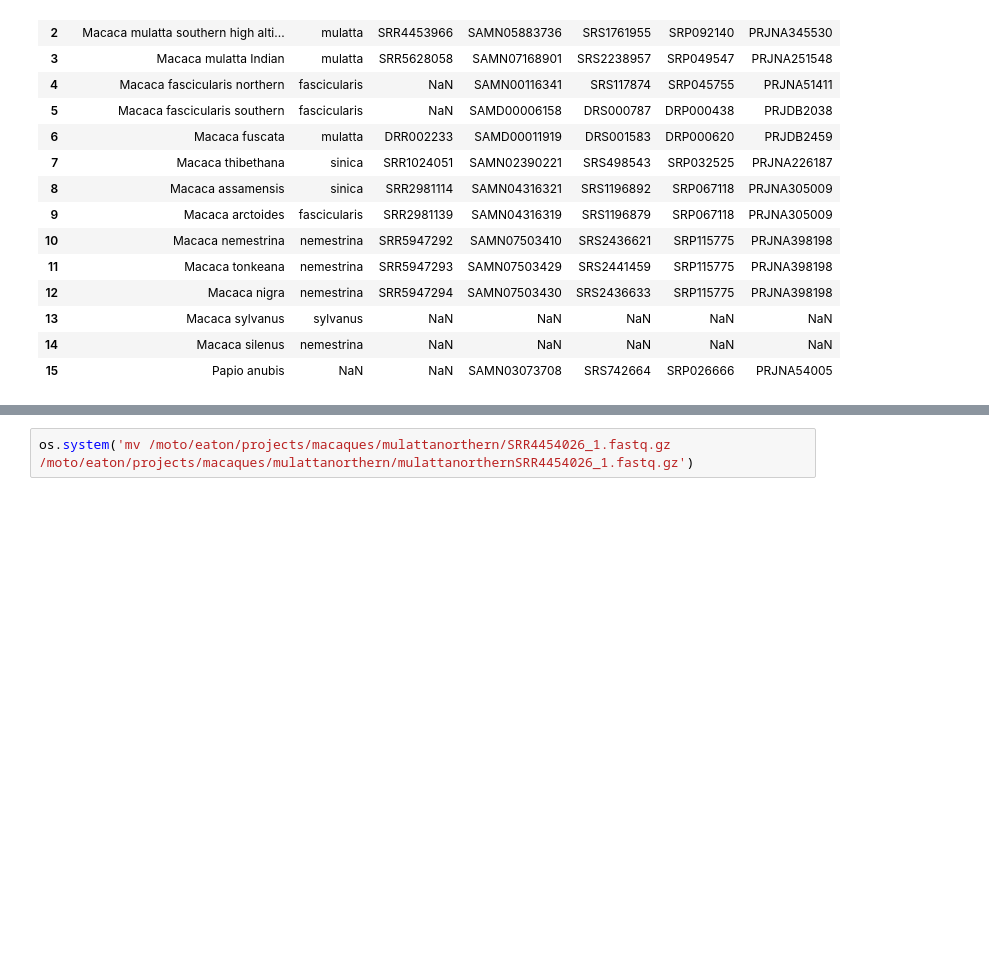
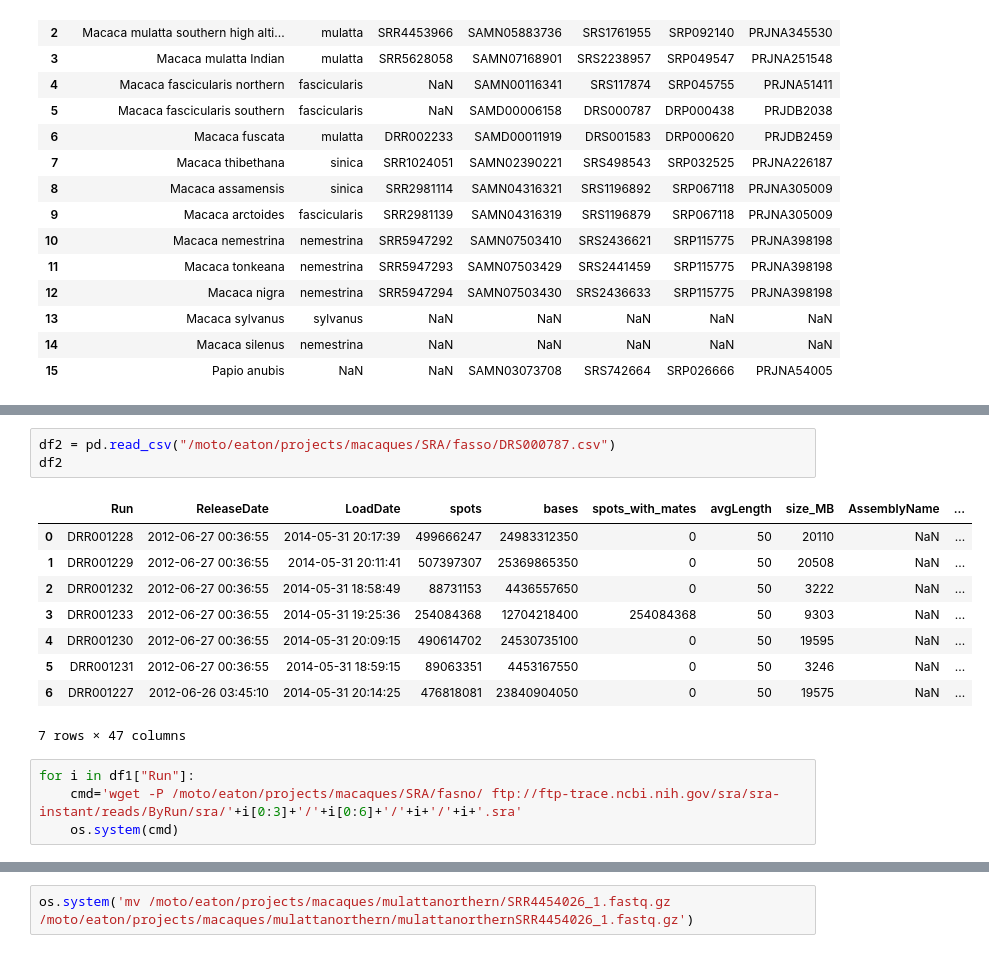
Before and after one commit to mistergroot/gatktutorial, a Jupyter notebook: 1-downloading-ref-and-sra.ipynb, the cells around one changed output, grey strips where cells are left out. Drawn from its saved outputs; the diff is of its cells as text; blank space fills up the shorter version.

```diff
--- a/1-downloading-ref-and-sra.ipynb
+++ b/1-downloading-ref-and-sra.ipynb
@@ -58,0 +139,17 @@ For the purpose of this study I'll be processing each file one by one so I'll ju
+# %%
+df2 = pd.read_csv("/moto/eaton/projects/macaques/SRA/fasso/DRS000787.csv")
+df2
+# %% [output]
+|  | Run | ReleaseDate | LoadDate | spots | bases | spots_with_mates | avgLength | size_MB | AssemblyName | ... |
+| 0 | DRR001228 | 2012-06-27 00:36:55 | 2014-05-31 20:17:39 | 499666247 | 24983312350 | 0 | 50 | 20110 | NaN | ... |
+| 1 | DRR001229 | 2012-06-27 00:36:55 | 2014-05-31 20:11:41 | 507397307 | 25369865350 | 0 | 50 | 20508 | NaN | ... |
+| 2 | DRR001232 | 2012-06-27 00:36:55 | 2014-05-31 18:58:49 | 88731153 | 4436557650 | 0 | 50 | 3222 | NaN | ... |
+| 3 | DRR001233 | 2012-06-27 00:36:55 | 2014-05-31 19:25:36 | 254084368 | 12704218400 | 254084368 | 50 | 9303 | NaN | ... |
+| 4 | DRR001230 | 2012-06-27 00:36:55 | 2014-05-31 20:09:15 | 490614702 | 24530735100 | 0 | 50 | 19595 | NaN | ... |
+| 5 | DRR001231 | 2012-06-27 00:36:55 | 2014-05-31 18:59:15 | 89063351 | 4453167550 | 0 | 50 | 3246 | NaN | ... |
+| 6 | DRR001227 | 2012-06-26 03:45:10 | 2014-05-31 20:14:25 | 476818081 | 23840904050 | 0 | 50 | 19575 | NaN | ... |
+7 rows × 47 columns
+# %%
+for i in df1["Run"]:
+    cmd='wget -P /moto/eaton/projects/macaques/SRA/fasno/ ftp://ftp-trace.ncbi.nih.gov/sra/sra-instant/reads/ByRun/sra/'+i[0:3]+'/'+i[0:6]+'/'+i+'/'+i+'.sra'
+    os.system(cmd)
```
Also changed, not shown: parts of 29 cells of this notebook, 2 other files.
